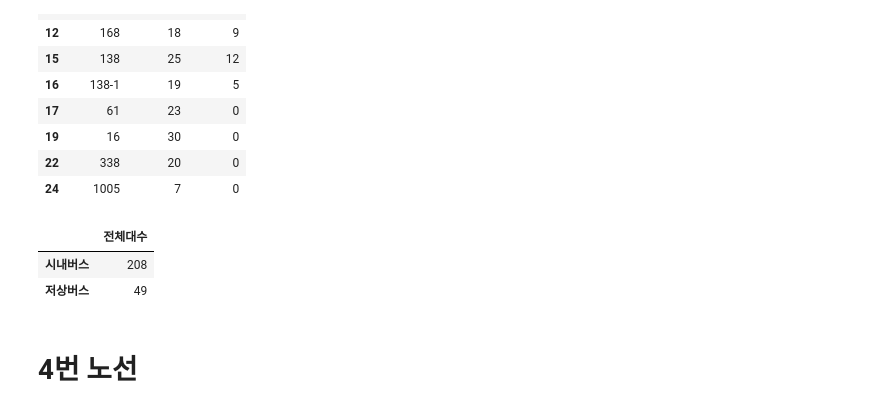
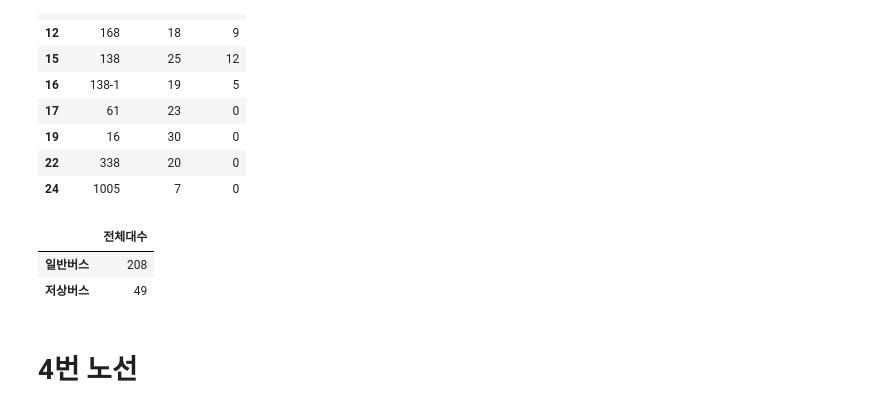
Before and after one commit to WithU-Bus/WithU-Bus, a Jupyter notebook: 비율.ipynb, the cells around one changed output. Saved outputs shown, nothing was run; the diff lists cells and outputs as text; code cells hidden in the pictures.

```diff
--- a/비율.ipynb
+++ b/비율.ipynb
@@ -73,4 +73 @@ total
 | 저상버스 | 730 |
-# %%
-pd.options.display.float_format = '{:,.0f}'.format
-bus
@@ -182,11 +143,11 @@ bus3
 | 22 | 338 | 20 | 0 |
 | 24 | 1005 | 7 | 0 |
 # %%
-bus3_total = pd.DataFrame({'전체대수':[208, 49]}, index=['시내버스', '저상버스'])
+bus3_total = pd.DataFrame({'전체대수':[208, 49]}, index=['일반버스', '저상버스'])
 bus3_total
 # %% [output]
 |  | 전체대수 |
-| 시내버스 | 208 |
+| 일반버스 | 208 |
 | 저상버스 | 49 |
 # %% [markdown]
 # 4번 노선
```
Also changed, not shown: parts of 15 cells of this notebook, 1 other file.
